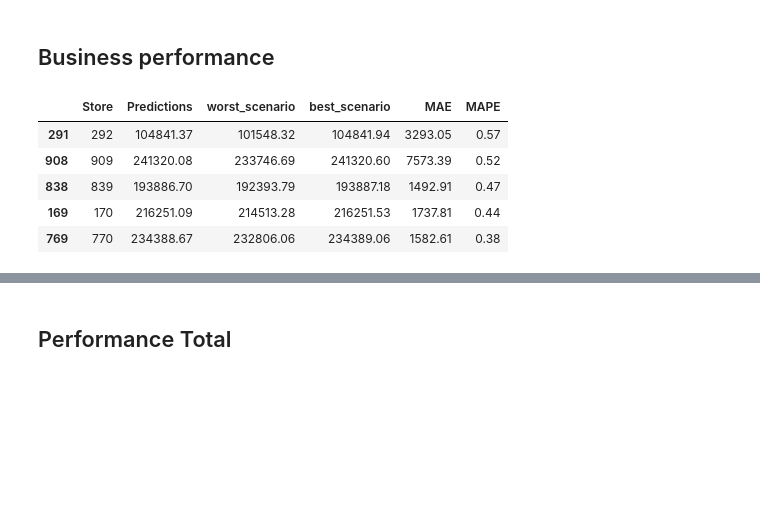
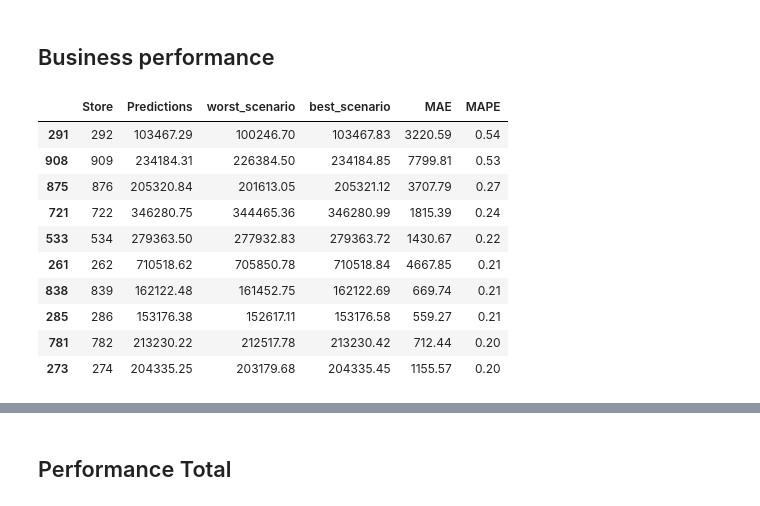
Before and after one commit to LidAlmeida/rossmann_prediction, a Jupyter notebook: notebooks/2.0-sales-prediction-rossmann_LA.ipynb, the cells around one changed output, grey strips where cells are left out. Saved outputs shown, nothing was run; the diff lists cells and outputs as text; code cells hidden in the pictures; blank space fills up the shorter version.

```diff
--- a/notebooks/2.0-sales-prediction-rossmann_LA.ipynb
+++ b/notebooks/2.0-sales-prediction-rossmann_LA.ipynb
@@ -784,0 +799,22 @@ pickle.dump(xgb_model, open('../models/model_rossman_final.pkl', 'wb'))
+# %%
+# Hiperparâmetros definidos
+params_tuned = {'n_estimators': 2000,
+                'eta': 0.05,
+                'max_depth': 9,
+                'subsample': 0.6,
+                'colsample_bytree': 0.7,
+                'min_child_weight': 15}
+
+modelo = xgb.XGBRegressor(objective='reg:squarederror',
+                          n_estimators=params_tuned['n_estimators'],
+                          eta=params_tuned['eta'],
+                          max_depth=params_tuned['max_depth'],
+                          subsample=params_tuned['subsample'],
+                          colsample_bytree=params_tuned['colsample_bytree'],
+                          min_child_weight=params_tuned['min_child_weight'])
+
+
+pipeline_final = Pipeline([('preprocessing', transformations),
+                           ('model', modelo)])
+
+xgb_model = pipeline_final.fit(X_train_b, y_train)
@@ -819,11 +862,16 @@ df3['best_scenario'] = df3['Predictions'] + df_errors['MAPE']
 # Reordenando colunas
 df3 = df3[['Store', 'Predictions', 'worst_scenario', 'best_scenario', 'MAE', 'MAPE']]
 # %%
-df3.sort_values('MAPE', ascending=False).head()
+df3.sort_values('MAPE', ascending=False).head(10)
 # %% [output]
 |  | Store | Predictions | worst_scenario | best_scenario | MAE | MAPE |
-| 291 | 292 | 104841.37 | 101548.32 | 104841.94 | 3293.05 | 0.57 |
-| 908 | 909 | 241320.08 | 233746.69 | 241320.60 | 7573.39 | 0.52 |
-| 838 | 839 | 193886.70 | 192393.79 | 193887.18 | 1492.91 | 0.47 |
-| 169 | 170 | 216251.09 | 214513.28 | 216251.53 | 1737.81 | 0.44 |
-| 769 | 770 | 234388.67 | 232806.06 | 234389.06 | 1582.61 | 0.38 |
+| 291 | 292 | 103467.29 | 100246.70 | 103467.83 | 3220.59 | 0.54 |
+| 908 | 909 | 234184.31 | 226384.50 | 234184.85 | 7799.81 | 0.53 |
+| 875 | 876 | 205320.84 | 201613.05 | 205321.12 | 3707.79 | 0.27 |
+| 721 | 722 | 346280.75 | 344465.36 | 346280.99 | 1815.39 | 0.24 |
+| 533 | 534 | 279363.50 | 277932.83 | 279363.72 | 1430.67 | 0.22 |
+| 261 | 262 | 710518.62 | 705850.78 | 710518.84 | 4667.85 | 0.21 |
+| 838 | 839 | 162122.48 | 161452.75 | 162122.69 | 669.74 | 0.21 |
+| 285 | 286 | 153176.38 | 152617.11 | 153176.58 | 559.27 | 0.21 |
+| 781 | 782 | 213230.22 | 212517.78 | 213230.42 | 712.44 | 0.20 |
+| 273 | 274 | 204335.25 | 203179.68 | 204335.45 | 1155.57 | 0.20 |
```
Also changed, not shown: parts of 25 cells of this notebook, 5 other files.
